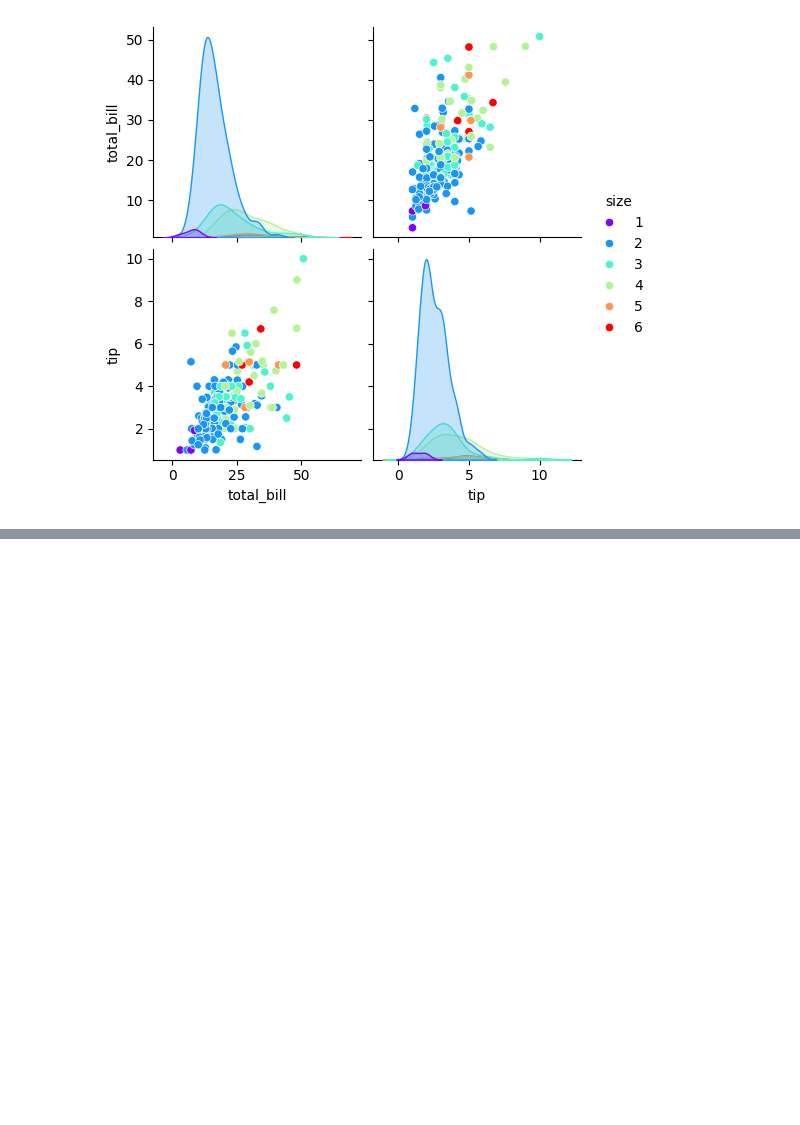
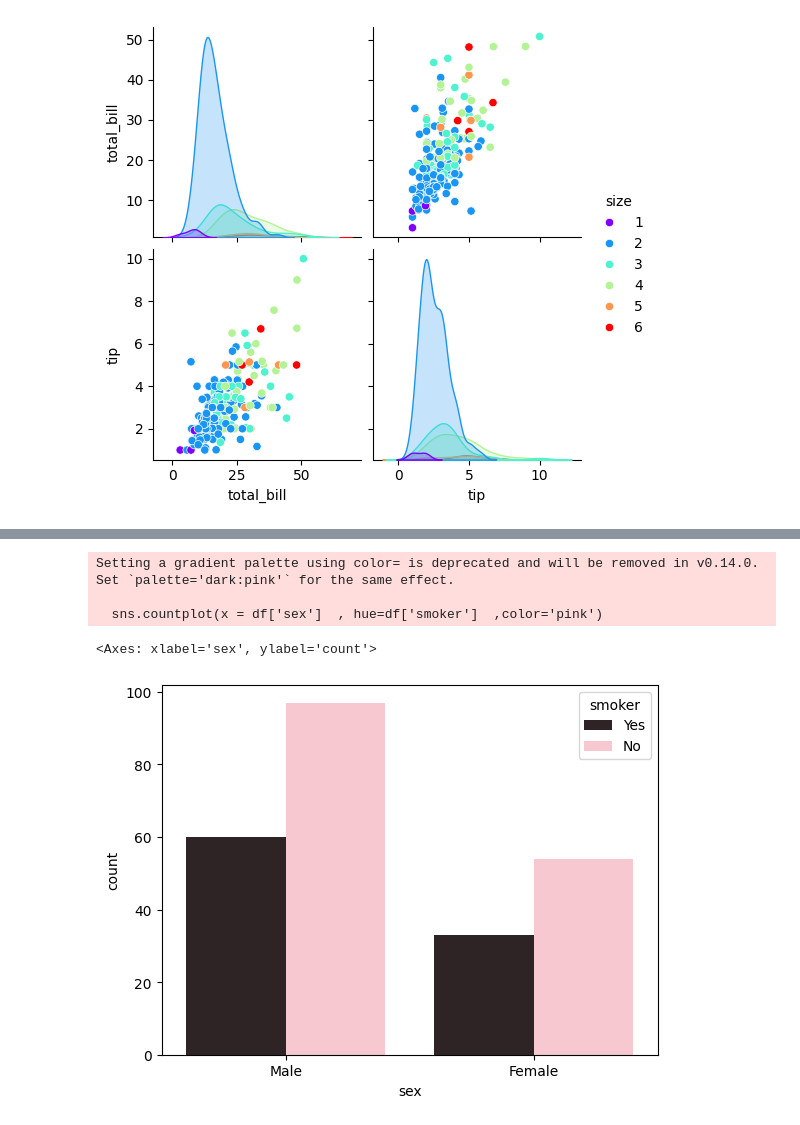
Before and after one commit to R123gh/Data-visualization-, a Jupyter notebook: 7.Seaborn_hist.ipynb, the cells around one changed output, grey strips where cells are left out. Saved outputs shown, nothing was run; the diff lists cells and outputs as text; code cells hidden in the pictures; blank space fills up the shorter version.

```diff
--- a/7.Seaborn_hist.ipynb
+++ b/7.Seaborn_hist.ipynb
@@ -61,0 +76,8 @@ sns.pairplot(df , hue = 'size' , palette = 'rainbow')
+# %%
+sns.countplot(x = df['sex']  , hue=df['smoker']  ,color='pink')
+# %% [output]
+Setting a gradient palette using color= is deprecated and will be removed in v0.14.0. Set `palette='dark:pink'` for the same effect.
+
+  sns.countplot(x = df['sex']  , hue=df['smoker']  ,color='pink')
+<Axes: xlabel='sex', ylabel='count'>
+[figure, added]
```
Also changed, not shown: parts of 6 cells of this notebook.
